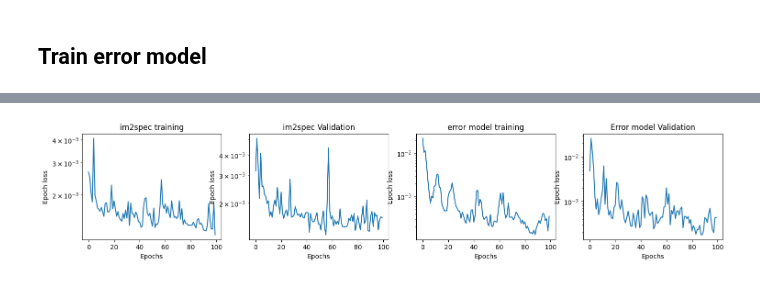
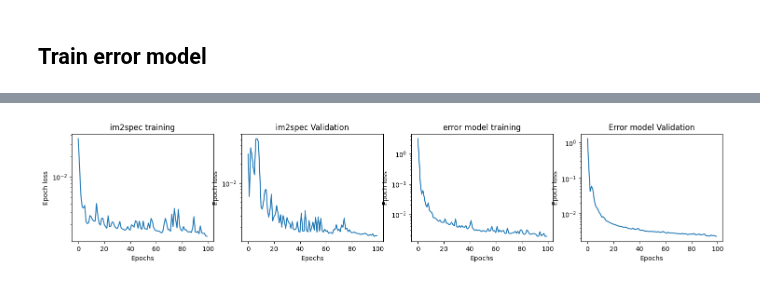
Before and after one commit to gnganesh99/NN_Error, a Jupyter notebook: notebooks/STM/stm_multiscale_train_losses.ipynb, the cells around one changed output, grey strips where cells are left out. Saved outputs shown, nothing was run; the diff lists cells and outputs as text; code cells hidden in the pictures.

```diff
--- a/notebooks/STM/stm_multiscale_train_losses.ipynb
+++ b/notebooks/STM/stm_multiscale_train_losses.ipynb
@@ -97,8 +97,8 @@ d_WS = 4
 n_epochs_im2spec = 100
 n_epochs_error = 100
 error_type = "L1" # "L1", "L2", or "cos"
-append_image_type = 'pad' #pad, interpolate
 model_type = 'im2spec'
+append_image_type = 'pad' if model_type == 'im2spec' else 'interpolate' #pad, interpolate
 # %%
 
 
@@ -324,11 +324,11 @@ error_model, error_train_loss, error_val_loss = train_model(
     n_epochs=n_epochs_error,
     partial_train=True,
 )
-
+error_model.eval()
 with torch.no_grad():
     x_test_error = torch.tensor(images_test_aug, dtype=torch.float32, device=device)
     y_test_error = torch.tensor(spectra_test_aug, dtype=torch.float32, device=device)
-    test_pred_error = imspec_model.predict(x_test_error)
+    test_pred_error = error_model.predict(x_test_error)
     error_test_loss = torch.nn.functional.mse_loss(test_pred_error, y_test_error).item()
 
 print("error model final train loss:", error_train_loss[-1])
@@ -343 +343 @@ error model test loss: 0.001434574369341135
-[figure, old version]
+[figure, new version]
```
Also changed, not shown: parts of 3 cells of this notebook.
